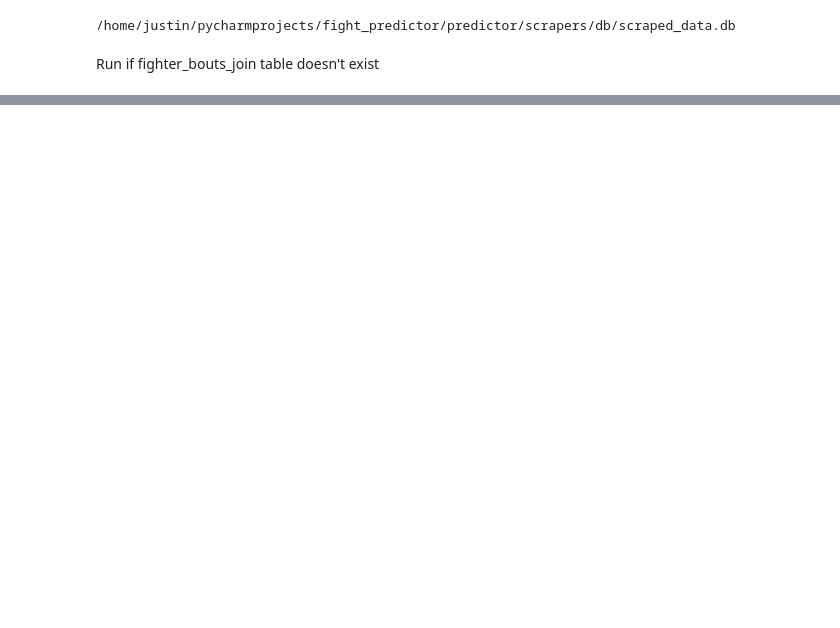
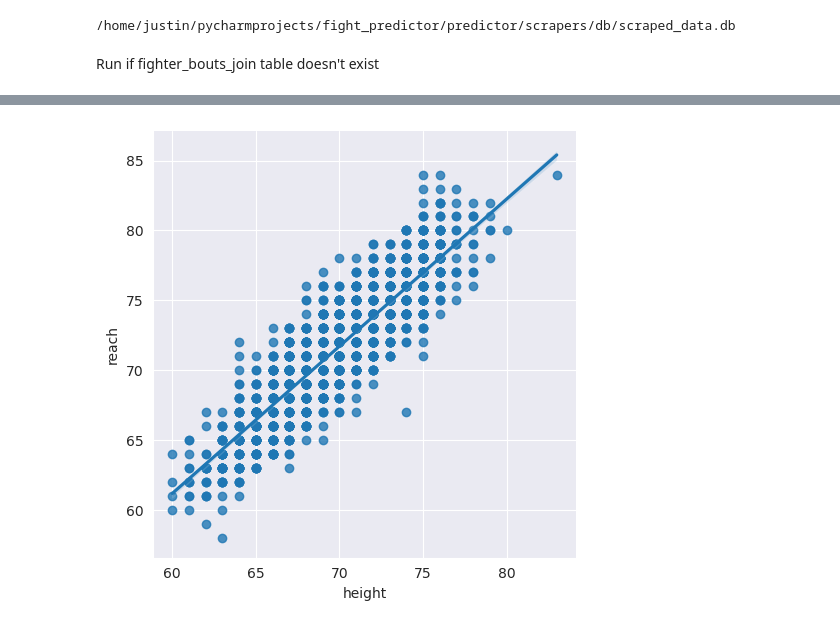
Before and after one commit to shere-khan/fight_predictor, a Jupyter notebook: predictor/Notebooks/Untitled.ipynb, the cells around one changed output, grey strips where cells are left out. Saved outputs shown, nothing was run; the diff lists cells and outputs as text; code cells hidden in the pictures; blank space fills up the shorter version.

```diff
--- a/predictor/Notebooks/Untitled.ipynb
+++ b/predictor/Notebooks/Untitled.ipynb
@@ -99,0 +80,20 @@ saving at /home/justin/pycharmprojects/fight_predictor/predictor/Data/Processed_
+# %%
+def parse_fighter_height(height):
+    if height:
+        if '"' in height:
+            height = height.replace('"', '')
+        ht = height.split("' ")
+        ft = float(ht[0])
+        inch = float(ht[1])
+
+        return (12 * ft) + inch
+    else:
+        pass
+
+fdf = fdf[fdf["height"] != "--"]
+fdf["height"] = fdf["height"].apply(lambda x: parse_fighter_height(x))
+tempdf = fdf[["height", "reach"]].dropna()
+sns.lmplot(data=tempdf, x="height", y="reach")
+plt.show()
+# %% [output]
+[figure, added]
```
Also changed, not shown: parts of 28 cells of this notebook, 8 other files.
